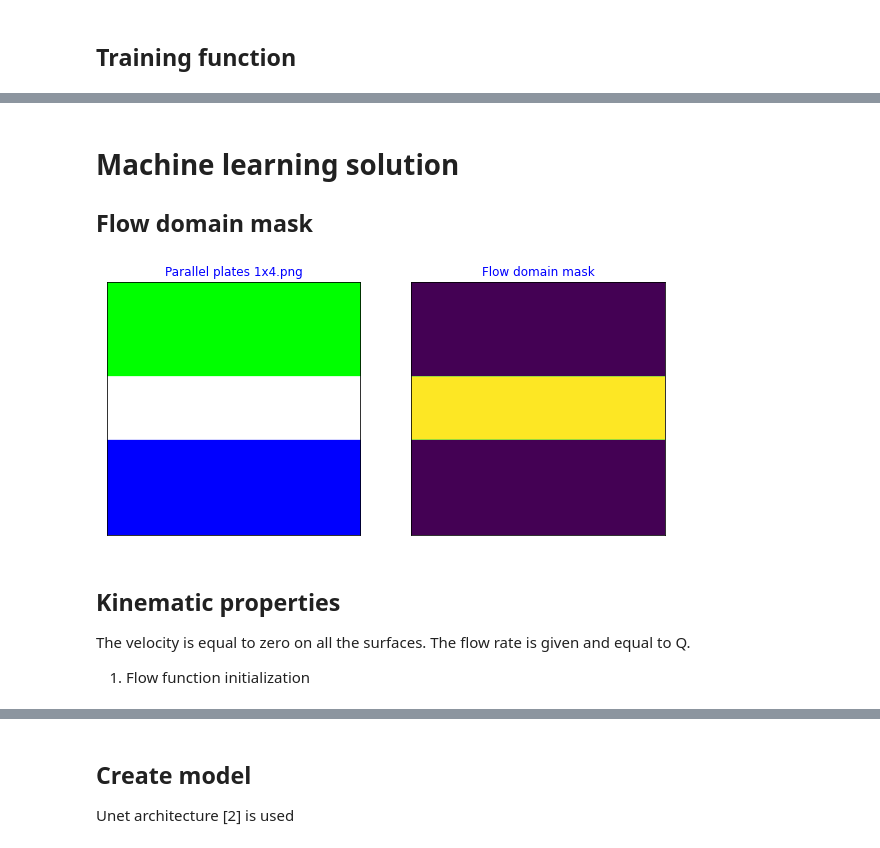
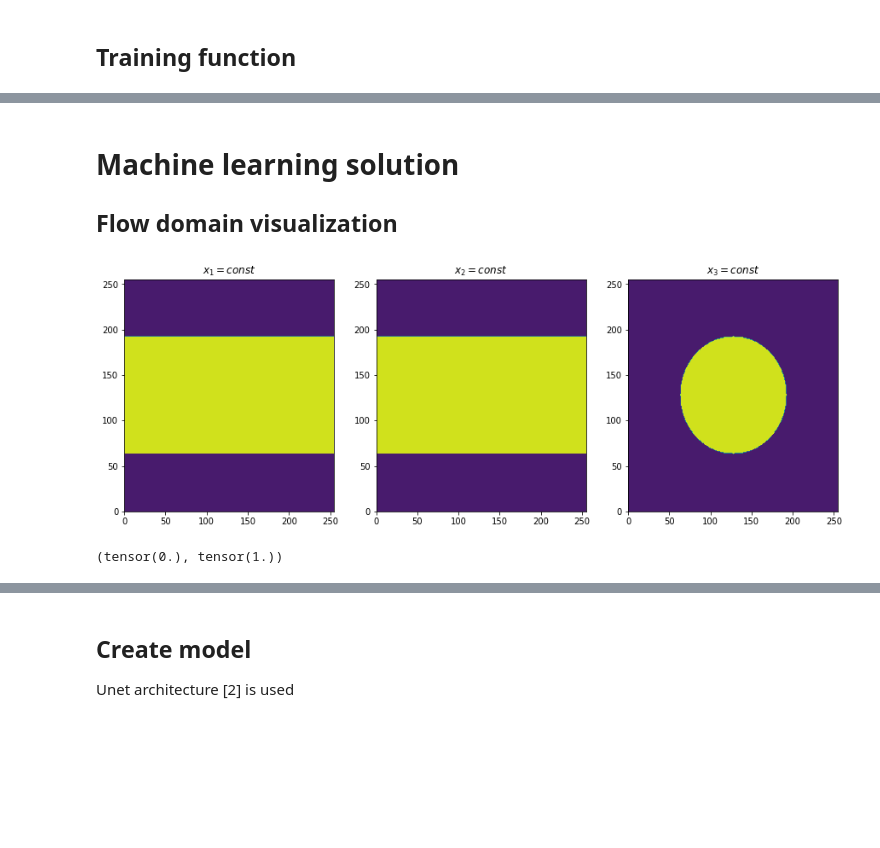
Before and after one commit to litvinenkonikita/Physics_based_ML, a Jupyter notebook: Baseline_3D_pipe.ipynb, the cells around one changed output, grey strips where cells are left out. Cells and saved outputs as stored; diff of their text form; code cells hidden in the pictures; blank space fills up the shorter version.

```diff
--- a/Baseline_3D_pipe.ipynb
+++ b/Baseline_3D_pipe.ipynb
@@ -54,8 +54,9 @@ Remember to stop your run once you’ve finished logging your metadata (https://
 # %%
 path =  Path('/root/Physics_based_loss')
 imgPath = path/'ToyDataset'
-
-MRIList = fnmatch.filter(os.listdir(imgPath), '*.pt') #imgPath.ls()
-
-MRIList
+imgList = fnmatch.filter(os.listdir(imgPath), '*.pt') #imgPath.ls()
+imgList
+#Image number from the imgList
+imgNo = 0
+print(imgList, imgNo)
 # %% [output]
@@ -62,0 +66,4 @@ MRIList
+# %%
+img = torch.load(os.path.join(imgPath, imgList[imgNo]))
+imgDim = img.shape[1:]
+print(f'image shape: {imgDim}')
@@ -64,7 +73,6 @@ MRIList
 ## Constants
 # %%
 #Training
-SIZE = 256 # image size (128, 256, 512)
 EPOCHS = 1000
 NoOfFeatures = 32 #32
 WORK_DIR = '/root/Physics_based_loss'
@@ -97,7 +105,7 @@ for i in product(*[hyps[j] for j in hyps]):
 #"use_bn": [True, False]
 
 #Visualization
-sp = int(SIZE/2)#slice position
+slices = [int(imgDim[0]/2), int(imgDim[1]/2), int(imgDim[2]/2)]
 vps = 10 #vector plot step
 FIGSIZE = 5 # figure size
 # %% [markdown]
@@ -718,39 +697,28 @@ tensor(1.7053) tensor(111117.8516)
 # %% [markdown]
 # Machine learning solution
-## Flow domain mask
+## Flow domain visualization
-# %%
-labeledImage = Image.open(imgPath/imgList[imgNo]).convert('L') #open image
-labeledImage = torch.tensor(np.uint8(labeledImage.resize((SIZE,SIZE),resample=3))) #open image
-
-flowDomainMask = labeledImage
-#binarization
-flowDomainMask[flowDomainMask<255] = 0
-flowDomainMask[flowDomainMask>0] = 1
-
-#Visualization
-nr=1
-nc=2
-fig = plt.figure(figsize=(FIGSIZE*nc, FIGSIZE*nr))
-plt.subplot(nr,nc,1)
-plt.imshow(Image.open(imgPath/imgList[imgNo]))
-plt.xticks([])
-plt.yticks([])
-plt.title(imgList[imgNo], color='b')
-
-plt.subplot(nr,nc,2)
-plt.imshow(flowDomainMask*255)
-plt.xticks([])
-plt.yticks([])
-plt.title("Flow domain mask", color='b')
-
-plt.show()
-
-#print(flowDomainMask[:,0])
-#print((1-flowDomainMask)[:,0])
-# %% [output]
-[figure, removed]
-# %% [markdown]
-## Kinematic properties
-The velocity is equal to zero on all the surfaces. The flow rate is given and equal to Q.
-
-1. Flow function initialization
+# %%
+nr=1
+nc=3
+
+plt.figure(figsize=(nc*FIGSIZE,nr*FIGSIZE))
+
+plt.subplot(nr,nc,1)
+plt.contourf(img[0,slices[0],:,:])
+plt.title('$x_1 = const$')
+
+plt.subplot(nr,nc,2)
+plt.contourf(img[0,:,slices[1],:])
+plt.title('$x_2 = const$')
+
+plt.subplot(nr,nc,3)
+plt.contourf(img[0,:,:,slices[2]])
+plt.title('$x_3 = const$')
+
+plt.show()
+# %% [output]
+[figure, added]
+# %%
+img.min(),img.max()
+# %% [output]
+(tensor(0.), tensor(1.))
```
Also changed, not shown: parts of 33 cells of this notebook.
